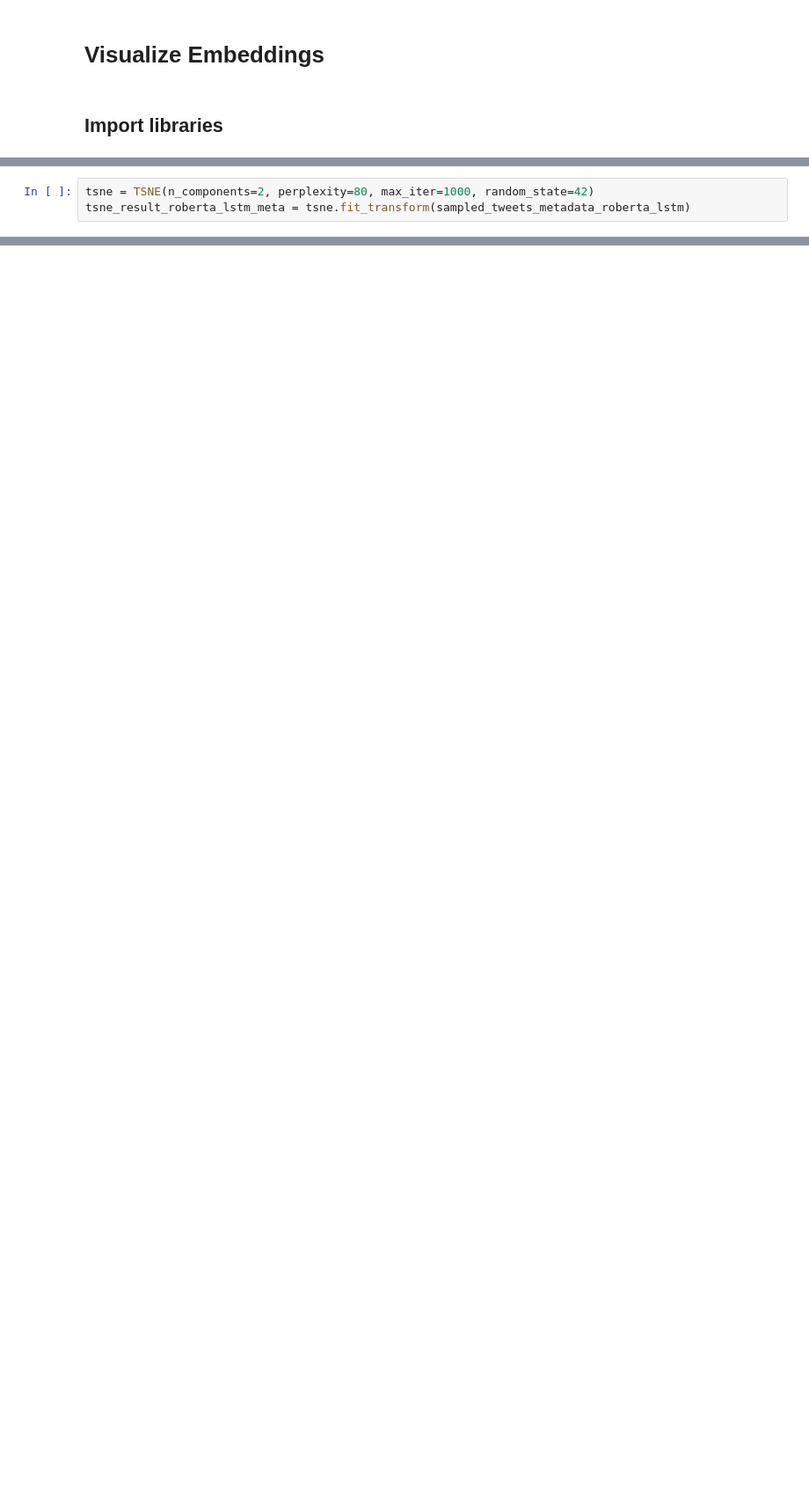
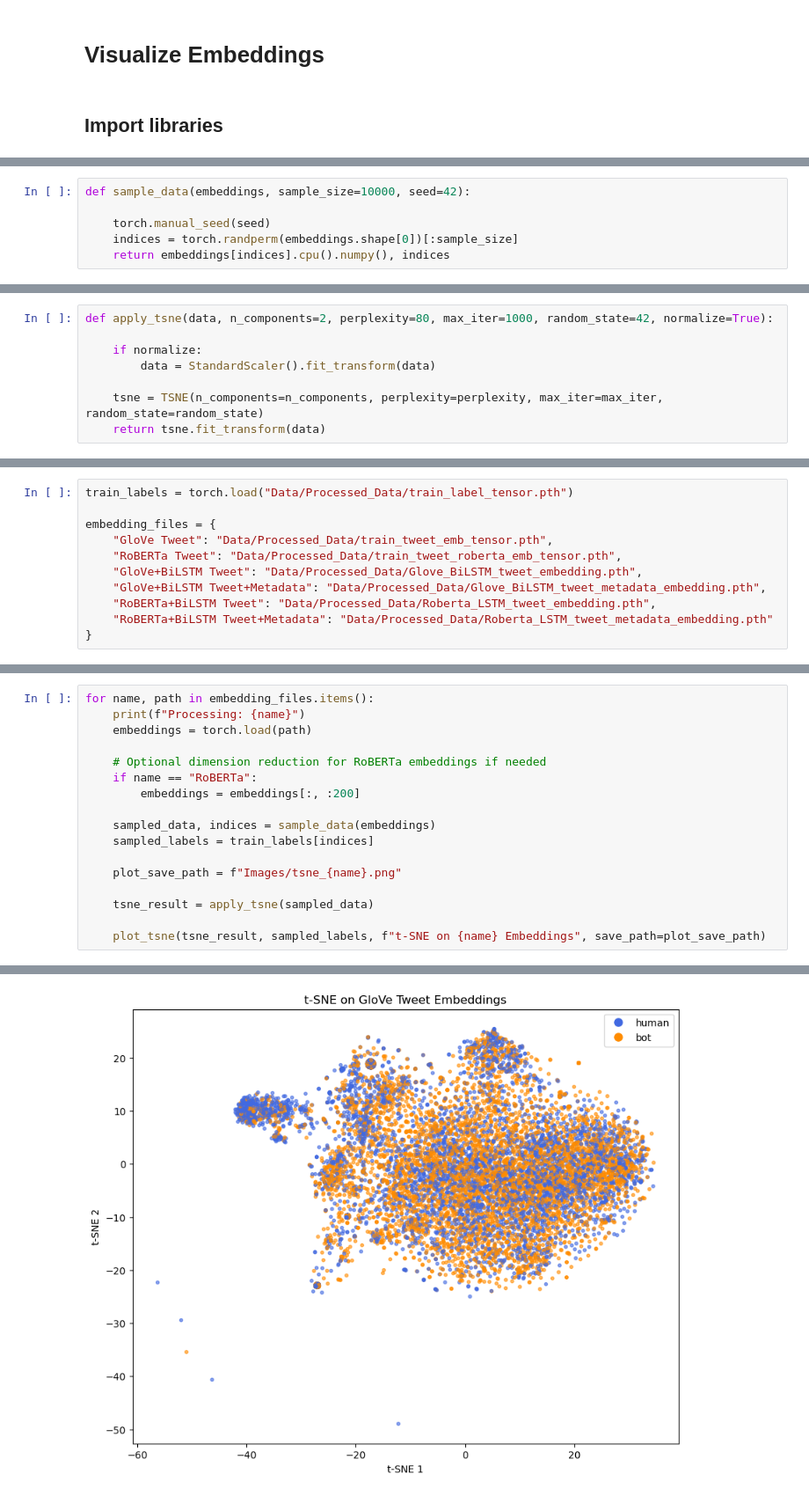
Before and after one commit to adjourn02/bot-detector, a Jupyter notebook: Data_Visualization.ipynb, the cells around one changed output, grey strips where cells are left out. Shown at 88% size. Drawn from its saved outputs; the diff is of its cells as text; blank space fills up the shorter version.

Commit message:
redone tsne (normalized metadata), edited readme to reflect changes

```diff
--- a/Data_Visualization.ipynb
+++ b/Data_Visualization.ipynb
@@ -259,3 +4,0 @@ Apply T-SNE
-# %%
-tsne = TSNE(n_components=2, perplexity=80, max_iter=1000, random_state=42)
-tsne_result_roberta_lstm_meta = tsne.fit_transform(sampled_tweets_metadata_roberta_lstm)
@@ -287,0 +17,6 @@ plt.show()
+# %%
+def sample_data(embeddings, sample_size=10000, seed=42):
+
+    torch.manual_seed(seed)
+    indices = torch.randperm(embeddings.shape[0])[:sample_size]
+    return embeddings[indices].cpu().numpy(), indices
@@ -287,0 +25,8 @@ plt.show()
+# %%
+def apply_tsne(data, n_components=2, perplexity=80, max_iter=1000, random_state=42, normalize=True):
+
+    if normalize:
+        data = StandardScaler().fit_transform(data)
+
+    tsne = TSNE(n_components=n_components, perplexity=perplexity, max_iter=max_iter, random_state=random_state)
+    return tsne.fit_transform(data)
@@ -287,0 +61,11 @@ plt.show()
+# %%
+train_labels = torch.load("Data/Processed_Data/train_label_tensor.pth")
+
+embedding_files = {
+    "GloVe Tweet": "Data/Processed_Data/train_tweet_emb_tensor.pth",
+    "RoBERTa Tweet": "Data/Processed_Data/train_tweet_roberta_emb_tensor.pth",
+    "GloVe+BiLSTM Tweet": "Data/Processed_Data/Glove_BiLSTM_tweet_embedding.pth",
+    "GloVe+BiLSTM Tweet+Metadata": "Data/Processed_Data/Glove_BiLSTM_tweet_metadata_embedding.pth",
+    "RoBERTa+BiLSTM Tweet": "Data/Processed_Data/Roberta_LSTM_tweet_embedding.pth",
+    "RoBERTa+BiLSTM Tweet+Metadata": "Data/Processed_Data/Roberta_LSTM_tweet_metadata_embedding.pth"
+}
@@ -287,0 +74,18 @@ plt.show()
+# %%
+for name, path in embedding_files.items():
+    print(f"Processing: {name}")
+    embeddings = torch.load(path)
+
+    # Optional dimension reduction for RoBERTa embeddings if needed
+    if name == "RoBERTa":
+        embeddings = embeddings[:, :200]
+
+    sampled_data, indices = sample_data(embeddings)
+    sampled_labels = train_labels[indices]
+
+    plot_save_path = f"Images/tsne_{name}.png"
+
+    tsne_result = apply_tsne(sampled_data)
+
+    plot_tsne(tsne_result, sampled_labels, f"t-SNE on {name} Embeddings", save_path=plot_save_path)
+# %% [output]
@@ -287,0 +94 @@ plt.show()
+[figure, added]
```
Also changed, not shown: parts of 66 cells of this notebook, 12 other files.
